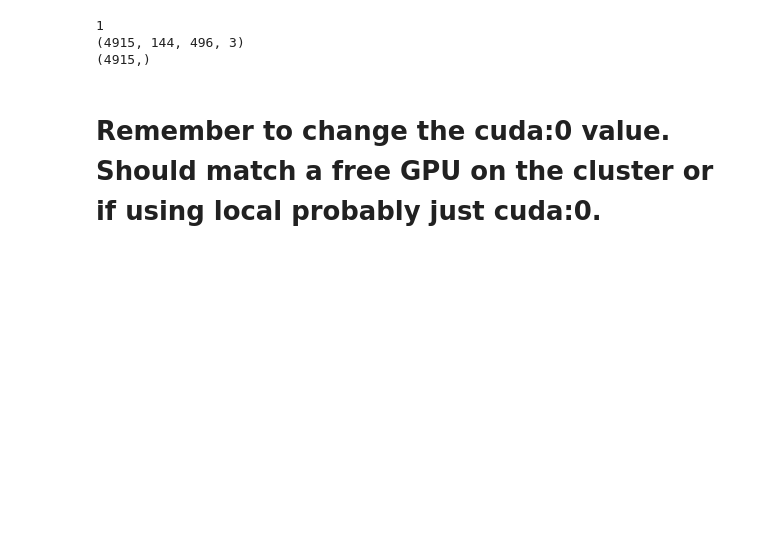
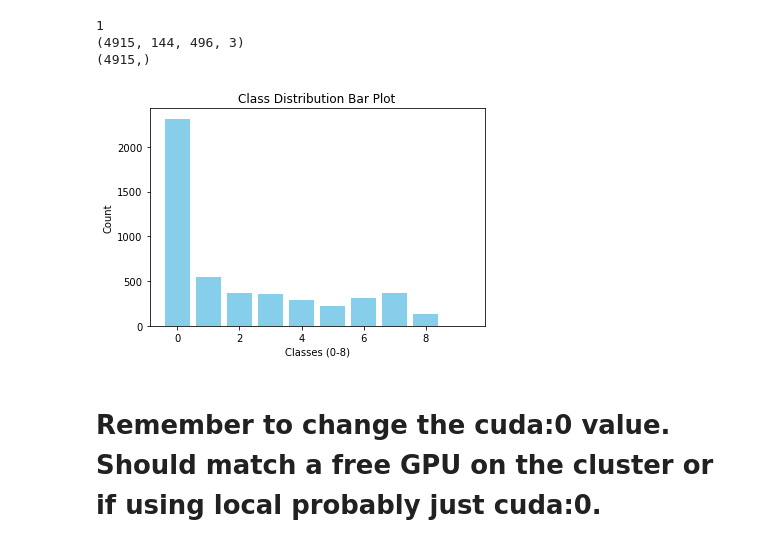
Before and after one commit to SpilmesterMurtin/Deep-Learning-Project---Determine-Lodging-Scores-Using-Convolutional-Neural-Neetwork, a Jupyter notebook: LoadAndMatch.ipynb, the cells around one changed output. Saved outputs shown, nothing was run; the diff lists cells and outputs as text; code cells hidden in the pictures; blank space fills up the shorter version.

```diff
--- a/LoadAndMatch.ipynb
+++ b/LoadAndMatch.ipynb
@@ -91,6 +93,24 @@ print(np.shape(flattened_list))
 1
 (4915, 144, 496, 3)
 (4915,)
+# %%
+import matplotlib.pyplot as plt
+from collections import Counter
+
+class_counts = Counter(lodging_score)
+
+# Create a bar plot
+plt.bar(class_counts.keys(), class_counts.values(), color='skyblue')
+
+# Add labels and title
+plt.xlabel('Classes (0-8)')
+plt.ylabel('Count')
+plt.title('Class Distribution Bar Plot')
+
+# Display the plot
+plt.show()
+# %% [output]
+[figure, added]
 # %% [markdown]
 # Remember to change the cuda:0 value. Should match a free GPU on the cluster or if using local probably just cuda:0.
 # %%
```
Also changed, not shown: parts of 17 cells of this notebook, 4 other files.
